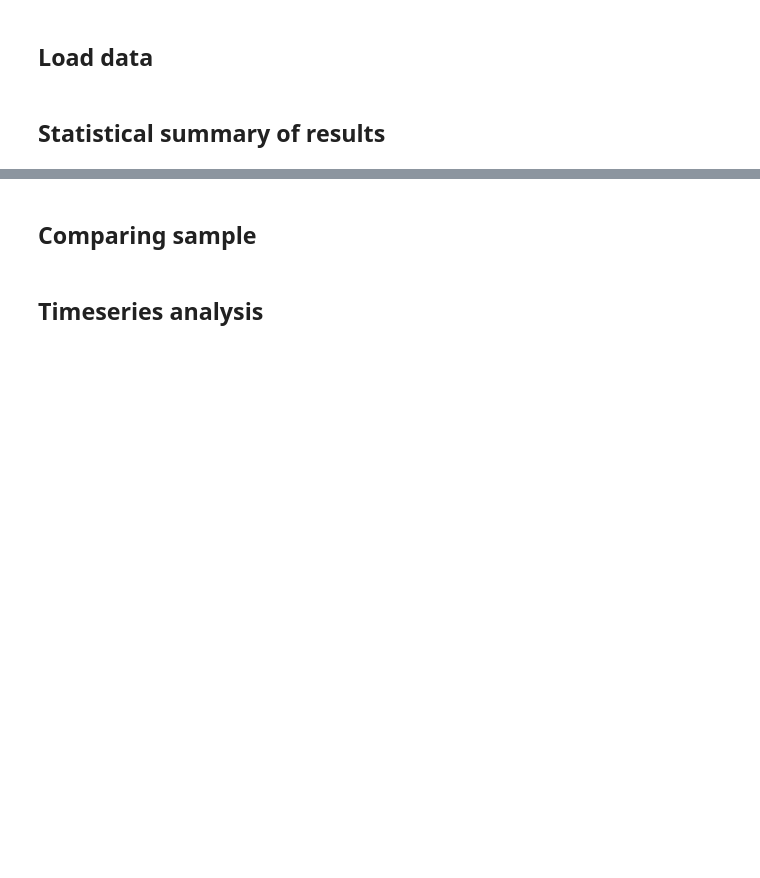
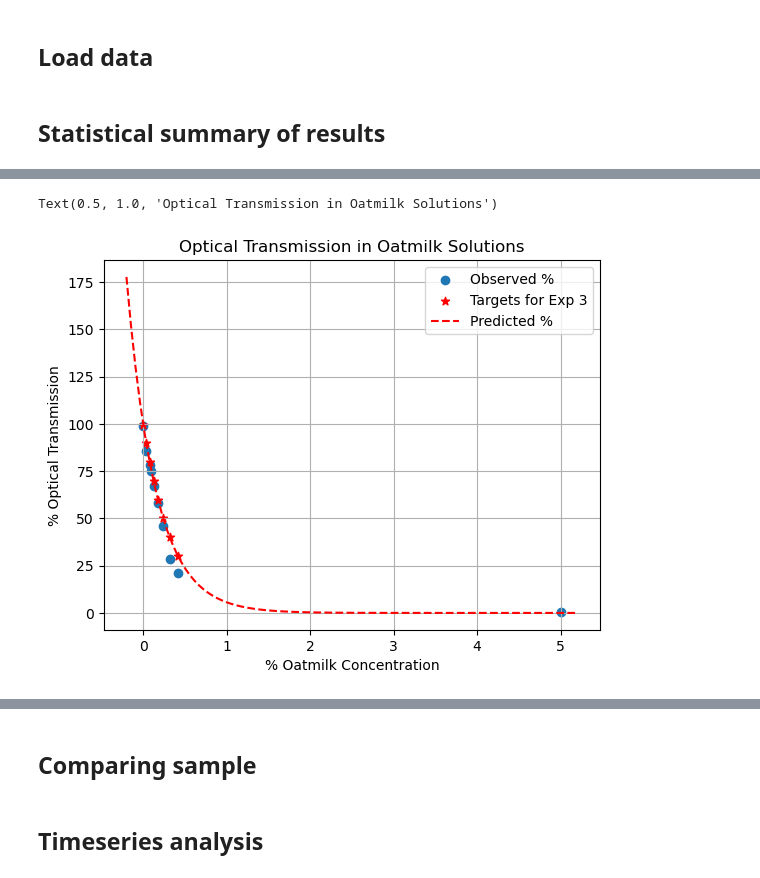
Before and after one commit to cooleyky/prtsz_deep_dive, a Jupyter notebook: 04-analyze-oatmilk-transmission.ipynb, the cells around one changed output, grey strips where cells are left out. Cells and saved outputs as stored; diff of their text form; code cells hidden in the pictures; blank space fills up the shorter version.

```diff
--- a/04-analyze-oatmilk-transmission.ipynb
+++ b/04-analyze-oatmilk-transmission.ipynb
@@ -77,0 +119,31 @@ array(126.61629525)]
+# %%
+# Compare results with predicted optical transmission
+# Append original data points to observations
+oatmilk = np.append(oatmilk_percent, [0.1, 5])
+transmission = np.append(optical_transmission_avg, [75, 0.5])
+goal_transmit = np.array([99.5, 90, 80, 70, 60, 50, 40, 30])
+
+# Predicted exponential relationship of form y = a*e^kx
+# The expressions for a and k were solved manually
+# from the points (0.1, 75) and (0, 100).
+a = 100
+k = (-1/0.1)*np.log(3/4)
+# Find target oatmilk concentrations for target optical transmission
+goal_milk = (-1/k)*np.log((goal_transmit/a))
+
+# find y for x in [-0.2, 5]
+x = np.linspace(-0.2, 5.2, 100)
+y = a*np.exp((-k*x))
+
+fig2, ax2 = plt.subplots()
+plt.scatter(oatmilk, transmission, label="Observed %")
+plt.scatter(goal_milk, goal_transmit, marker="*", c="r", label="Targets for Exp 3")
+plt.plot(x, y, "r--", label="Predicted %")
+ax2.set_xlabel("% Oatmilk Concentration")
+ax2.set_ylabel("% Optical Transmission")
+ax2.grid()
+plt.legend()
+plt.title("Optical Transmission in Oatmilk Solutions")
+# %% [output]
+Text(0.5, 1.0, 'Optical Transmission in Oatmilk Solutions')
+[figure, added]
```
Also changed, not shown: parts of 15 cells of this notebook, 1 other file.
